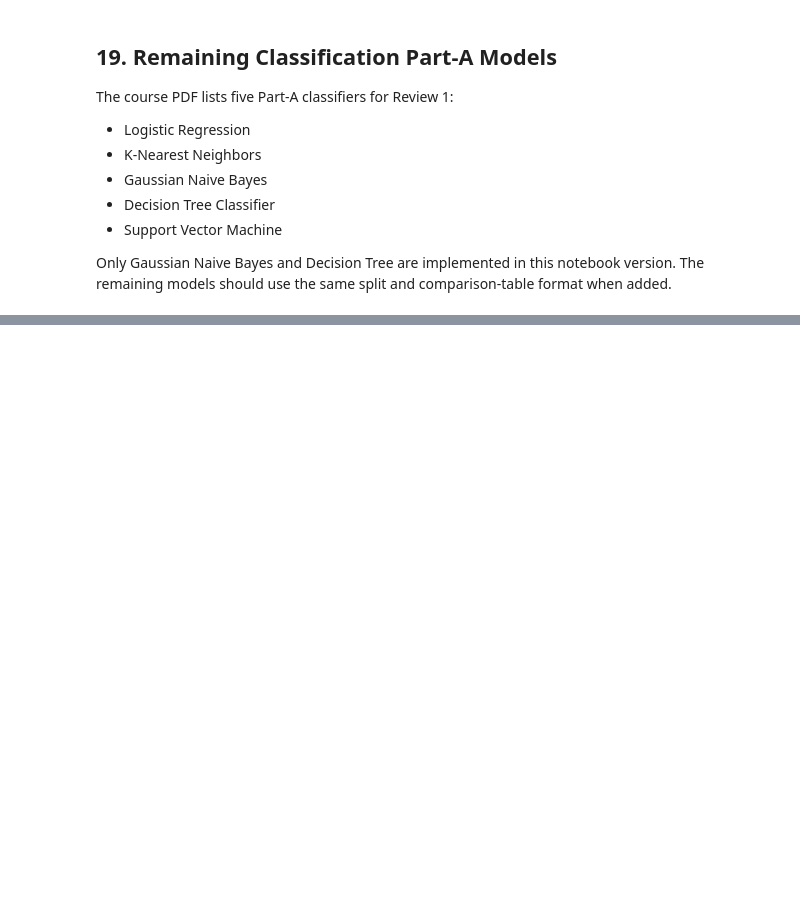
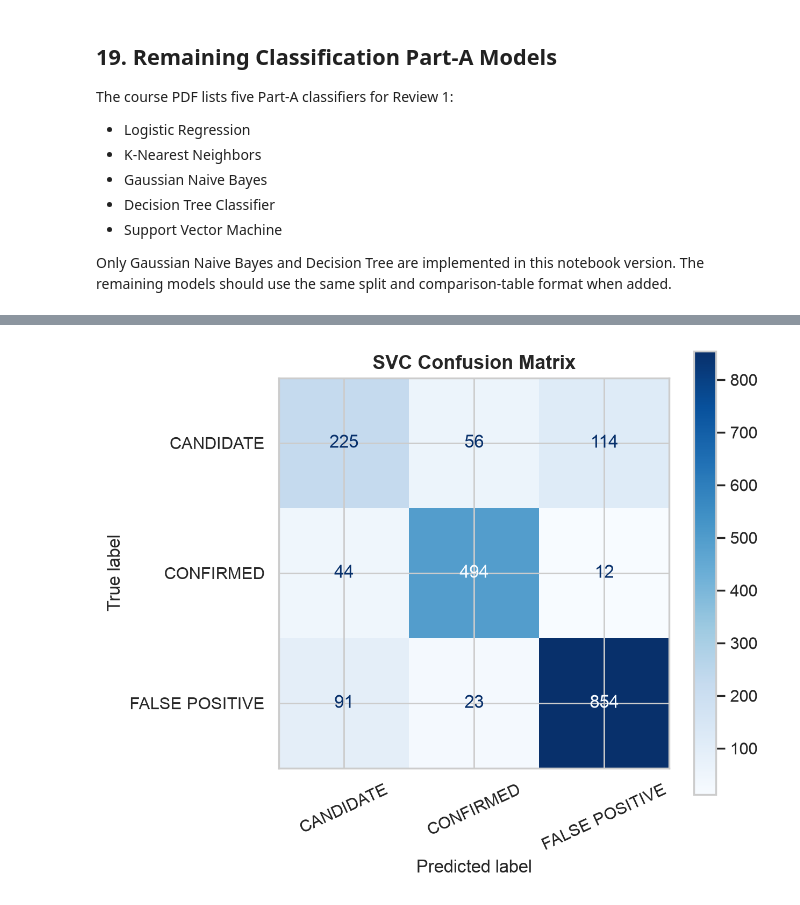
Before and after one commit to DominicKarolPeter/ML-Capstone_project, a Jupyter notebook: notebooks/classification.ipynb, the cells around one changed output, grey strips where cells are left out. Cells and saved outputs as stored; diff of their text form; code cells hidden in the pictures; blank space fills up the shorter version.

```diff
--- a/notebooks/classification.ipynb
+++ b/notebooks/classification.ipynb
@@ -729,0 +810,16 @@ Only Gaussian Naive Bayes and Decision Tree are implemented in this notebook ver
+# %%
+#confusion matrix for svc, saved under figures/SVC/
+import os
+os.makedirs("figures/SVC", exist_ok=True)
+
+fig, ax = plt.subplots(figsize=(6.5, 5.5), dpi=200)
+ConfusionMatrixDisplay(
+    confusion_matrix(y_test, svc_predictions, labels=svc_classes),
+    display_labels=svc_classes,
+).plot(cmap="Blues", ax=ax, xticks_rotation=25, colorbar=True)
+ax.set_title("SVC Confusion Matrix", fontsize=13, fontweight="bold")
+plt.tight_layout()
+plt.savefig("figures/SVC/confusion_matrix.png", dpi=300, bbox_inches="tight")
+plt.show()
+# %% [output]
+[figure, added]
```
Also changed, not shown: parts of 6 cells of this notebook, 2 other files.
